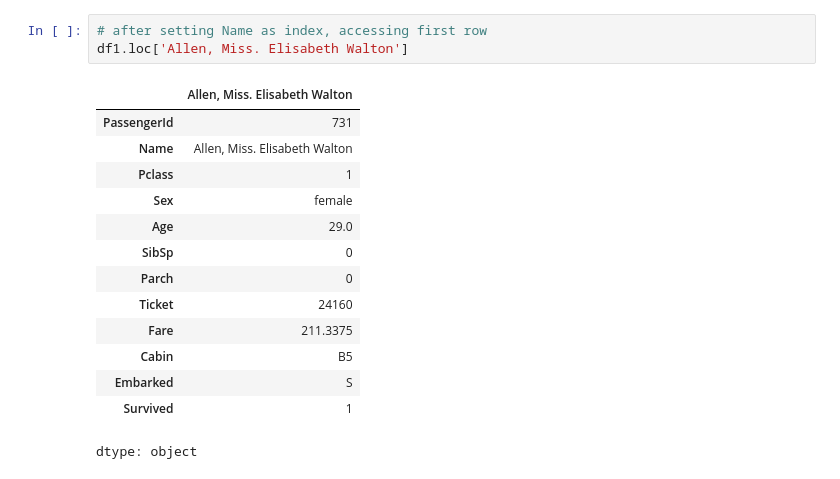
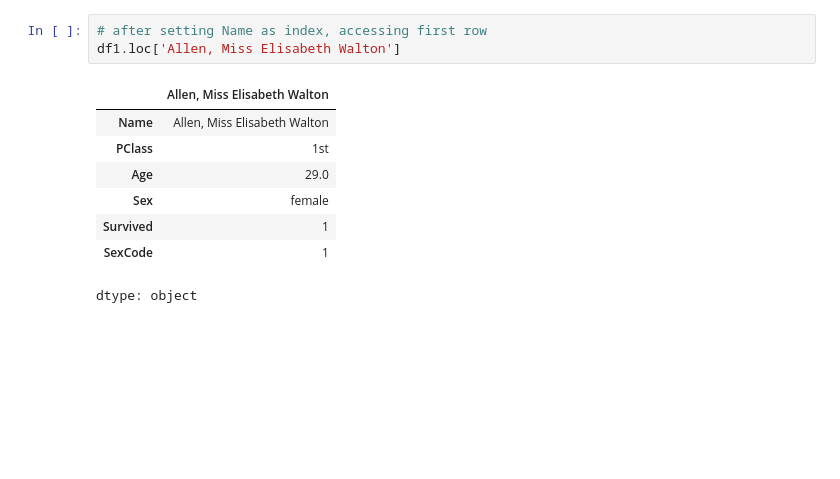
Before and after one commit to ApoorvaReddy17/practice, a Jupyter notebook: Titanic_Dataset_Processing_Data_wrangling.ipynb, the cells around one changed output. Drawn from its saved outputs; the diff is of its cells as text; blank space fills up the shorter version.

```diff
--- a/Titanic_Dataset_Processing_Data_wrangling.ipynb
+++ b/Titanic_Dataset_Processing_Data_wrangling.ipynb
@@ -71,20 +65,14 @@ df1.head()
 # %%
 # after setting Name as index, accessing first row
-df1.loc['Allen, Miss. Elisabeth Walton']
+df1.loc['Allen, Miss Elisabeth Walton']
 # %% [output]
-|  | Allen, Miss. Elisabeth Walton |
-| PassengerId | 731 |
-| Name | Allen, Miss. Elisabeth Walton |
-| Pclass | 1 |
+|  | Allen, Miss Elisabeth Walton |
+| Name | Allen, Miss Elisabeth Walton |
+| PClass | 1st |
+| Age | 29.0 |
 | Sex | female |
-| Age | 29.0 |
-| SibSp | 0 |
-| Parch | 0 |
-| Ticket | 24160 |
-| Fare | 211.3375 |
-| Cabin | B5 |
-| Embarked | S |
 | Survived | 1 |
+| SexCode | 1 |
 dtype: object
 # %%
 # selecting rows based on condition
```
Also changed, not shown: parts of 30 cells of this notebook.
